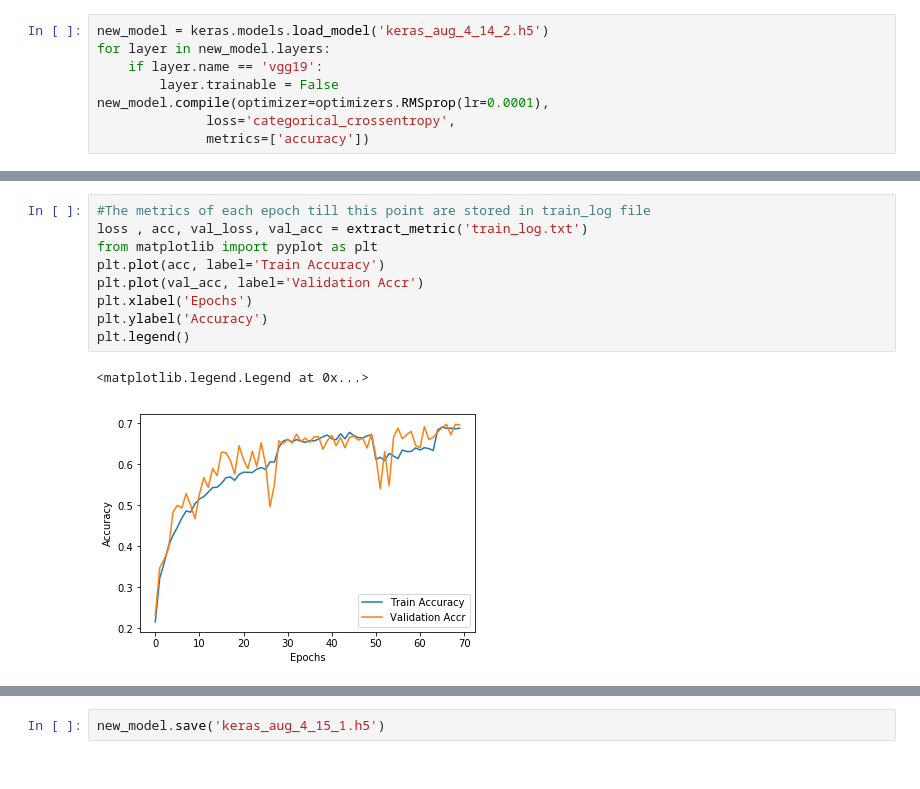
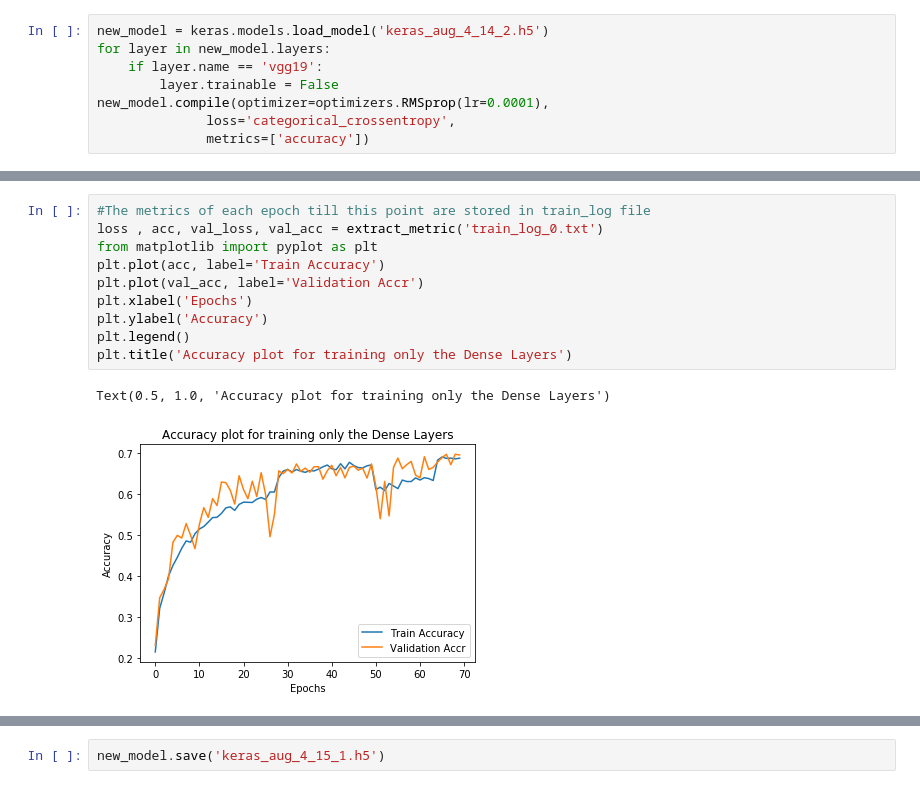
Before and after one commit to NaiduMarineni/Plant-Seedlings-Classification, a Jupyter notebook: vgg19_data_augmentation.ipynb, the cells around one changed output, grey strips where cells are left out. Cells and saved outputs as stored; diff of their text form.

Commit message:
Updated the notebook with graphs

```diff
--- a/vgg19_data_augmentation.ipynb
+++ b/vgg19_data_augmentation.ipynb
@@ -290,13 +267,14 @@ Epoch 20/20
 100/100 [==============================] - 110s 1s/step - loss: 0.8757 - acc: 0.6880 - val_loss: 0.9321 - val_acc: 0.6959
 # %%
 #The metrics of each epoch till this point are stored in train_log file
-loss , acc, val_loss, val_acc = extract_metric('train_log.txt')
+loss , acc, val_loss, val_acc = extract_metric('train_log_0.txt')
 from matplotlib import pyplot as plt
 plt.plot(acc, label='Train Accuracy')
 plt.plot(val_acc, label='Validation Accr')
 plt.xlabel('Epochs')
 plt.ylabel('Accuracy')
 plt.legend()
+plt.title('Accuracy plot for training only the Dense Layers')
 # %% [output]
-<matplotlib.legend.Legend at 0x...>
+Text(0.5, 1.0, 'Accuracy plot for training only the Dense Layers')
-[figure, old version]
+[figure, new version]
```
Also changed, not shown: parts of 22 cells of this notebook.
